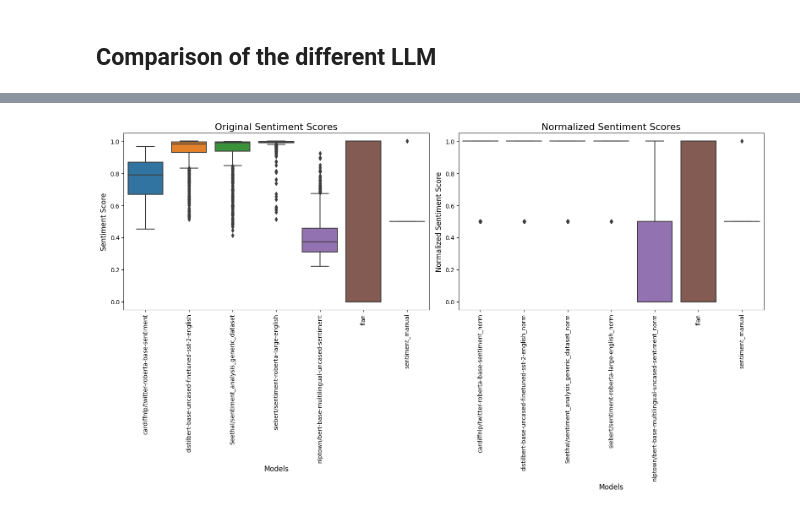
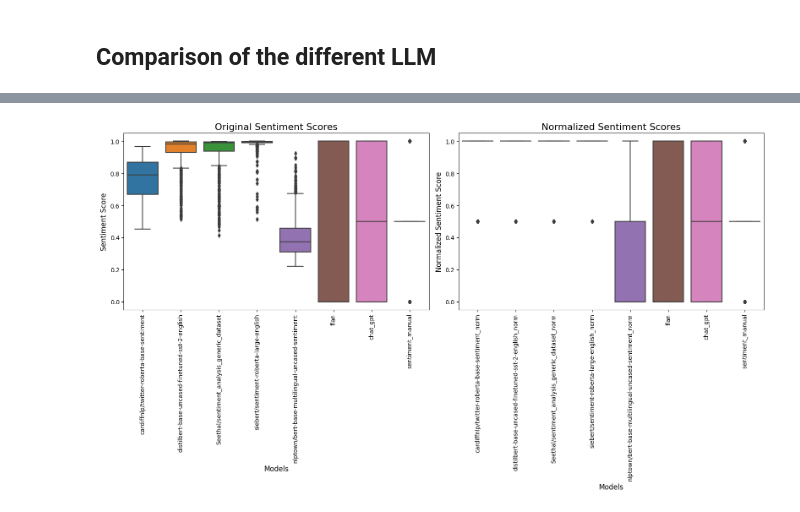
Before and after one commit to syX113/hslu-nlp, a Jupyter notebook: stage2/02-data-annotation.ipynb, the cells around one changed output, grey strips where cells are left out. Saved outputs shown, nothing was run; the diff lists cells and outputs as text; code cells hidden in the pictures.

Commit message:
tested different approaches and models, added comparison and started full annotation

```diff
--- a/stage2/02-data-annotation.ipynb
+++ b/stage2/02-data-annotation.ipynb
@@ -90,6 +90,7 @@ documents = documents.explode('sentence_tokens')
 
 # Drop rows with no sentence
 documents = documents.dropna(subset=['sentence_tokens'])
+documents = documents[documents['sentence_tokens'].str.strip() != '']
 
 # Preserve original index, so a later aggregation is possible but rows have unique index
 documents['original_index'] = documents.index
@@ -347,0 +396,9 @@ ValueError: could not convert string to float: 'ally, the economy is improving\n
+# %%
+# Running the sentiment analysis with pre-defined functions/prompts for FLAN and ChatGPT
+model = AutoModelForSeq2SeqLM.from_pretrained("google/flan-t5-base")
+tokenizer = AutoTokenizer.from_pretrained("google/flan-t5-base", max_length=100)
+
+prompt_all_samples = 'Determine the sentiment in the following text regarding sustainability practices (0.0 for negative, 1.0 for positive). Output only the value as a decimal value between 0.0 and 1.0:'
+
+print('Running sentiment analysis with Google FLAN model')
+sampled_documents['flan'] = sampled_documents['sentence_tokens'].progress_apply(lambda x: get_sentiment_flan(x, prompt_all_samples, model, tokenizer))
@@ -347,0 +454,30 @@ ValueError: could not convert string to float: 'ally, the economy is improving\n
+# %%
+# Function to re-process just a subset with GPT
+def reprocess_blocks(block_numbers, blocks, max_retries=3):
+    reprocessed_blocks = {}
+    for block_number in block_numbers:
+        block = blocks[block_number]
+        for attempt in range(max_retries):
+            try:
+                print(f"Reprocessing block {block_number}, attempt {attempt+1}")
+                block['chat_gpt'] = block['sentence_tokens'].progress_apply(lambda x: get_sentiment_gpt(x, prompt_all_samples))
+                # If processing is successful, add the processed block to the dict
+                reprocessed_blocks[block_number] = block
+                break
+            except Exception as e:
+                print(f"An error occurred while reprocessing block {block_number+1} on attempt {attempt+1}: {e}")
+                if attempt + 1 == max_retries:
+                    print(f"Failed to reprocess block {block_number+1} after {max_retries} attempts.")
+    return reprocessed_blocks
+# %%
+# Retry blocks
+retry = False # Only run the cell if needed
+
+if retry:
+    reprocessed_blocks = reprocess_blocks([11], blocks)
+
+    # Replace the old blocks with the reprocessed ones
+    for block_number, reprocessed_block in reprocessed_blocks.items():
+        blocks[block_number] = reprocessed_block
+
+    sampled_documents = pd.concat(blocks)
@@ -383,24 +532,24 @@ for model in models:
 # %%
 # Plot the results of the different sentiment annotations and add the manual annotations to the boxplot
 
 # Create the subplots
 fig, axes = plt.subplots(1, 2, figsize=(16, 9))
 
 # Boxplot for the original scores retrieved from the models
-sns.boxplot(ax=axes[0], data=sampled_documents[models + ['flan','sentiment_manual']])
+sns.boxplot(ax=axes[0], data=sampled_documents[models + ['flan','chat_gpt','sentiment_manual']])
 axes[0].set_title('Original Sentiment Scores', fontsize=16)
 axes[0].set_xlabel('Models', fontsize=12)
 axes[0].set_ylabel('Sentiment Score', fontsize=12)
 axes[0].tick_params(axis='x', rotation=90)
 
 # Boxplot for the normalized scores
-sns.boxplot(ax=axes[1], data=sampled_documents[[model + '_norm' for model in models] + ['flan','sentiment_manual']])
+sns.boxplot(ax=axes[1], data=sampled_documents[[model + '_norm' for model in models] + ['flan','chat_gpt','sentiment_manual']])
 axes[1].set_title('Normalized Sentiment Scores', fontsize=16)
 axes[1].set_xlabel('Models', fontsize=12)
 axes[1].set_ylabel('Normalized Sentiment Score', fontsize=12)
 axes[1].tick_params(axis='x', rotation=90)
 
 plt.tight_layout()
 plt.show()
 # %% [output]
-[figure, old version]
+[figure, new version]
```
Also changed, not shown: parts of 45 cells of this notebook, 1 other file.
